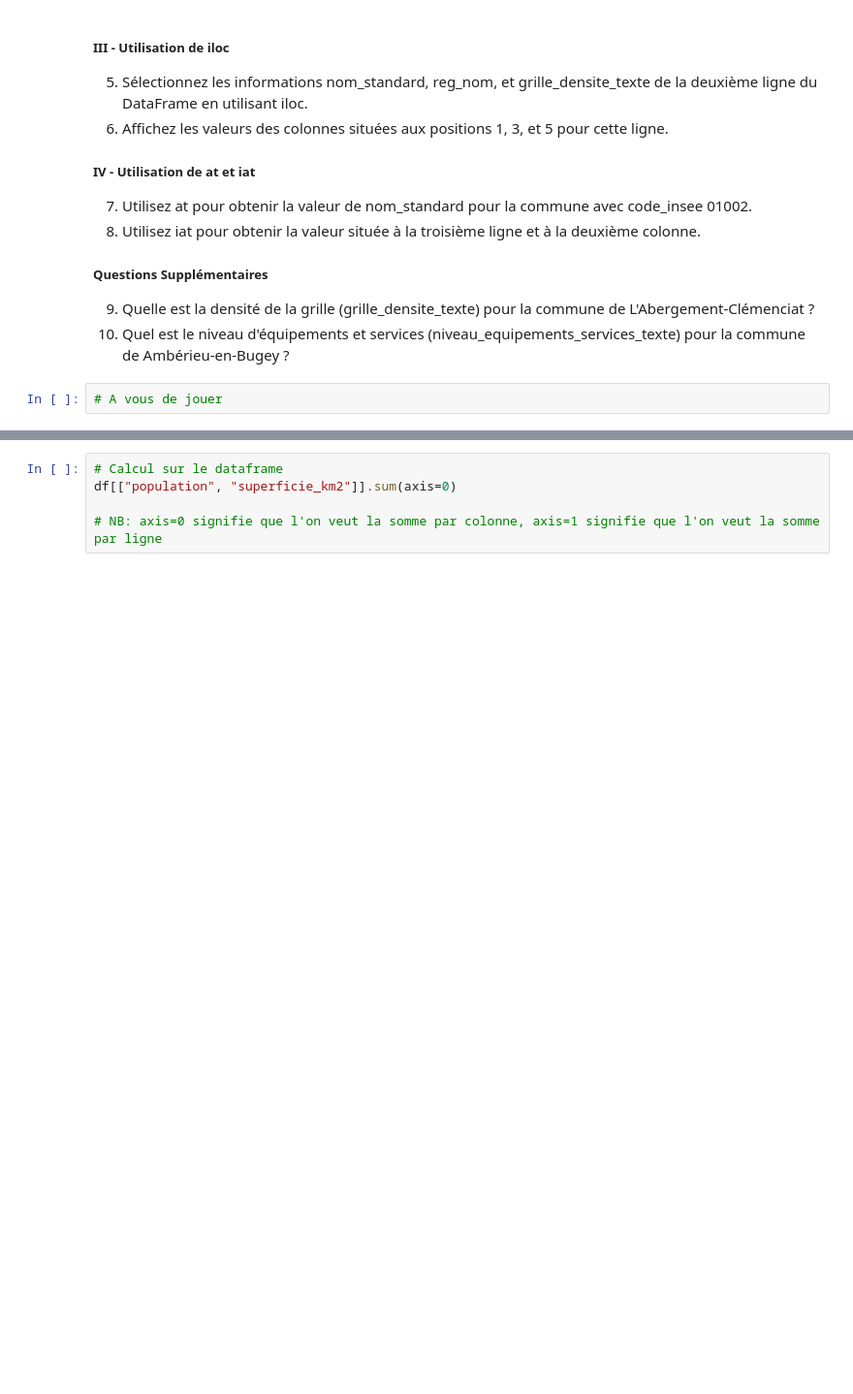
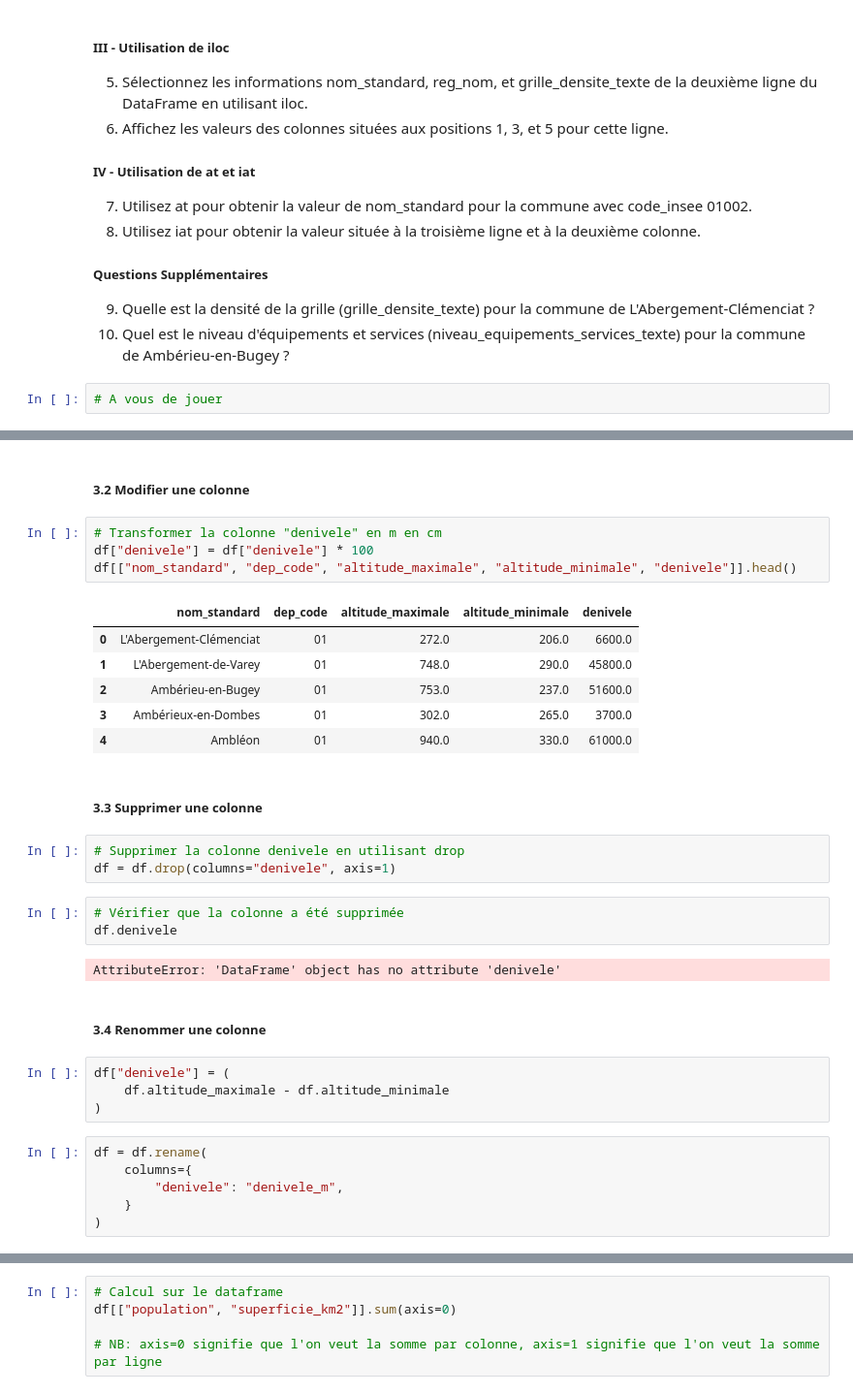
Before and after one commit to ldom1/sorbonne_mimo_python, a Jupyter notebook: 6_manipulation_donnees_pandas/0_cours.ipynb, the cells around one changed output, grey strips where cells are left out. Shown: that part at 97% size. Drawn from its saved outputs; the diff is of its cells as text; blank space fills up the shorter version.

```diff
--- a/6_manipulation_donnees_pandas/0_cours.ipynb
+++ b/6_manipulation_donnees_pandas/0_cours.ipynb
@@ -460,0 +714,35 @@ L'objectif de cet exercice est de vous familiariser avec les méthodes de sélec
+# %% [markdown]
+##### 3.2 Modifier une colonne
+# %%
+# Transformer la colonne "denivele" en m en cm
+df["denivele"] = df["denivele"] * 100
+df[["nom_standard", "dep_code", "altitude_maximale", "altitude_minimale", "denivele"]].head()
+# %% [output]
+|  | nom_standard | dep_code | altitude_maximale | altitude_minimale | denivele |
+| 0 | L'Abergement-Clémenciat | 01 | 272.0 | 206.0 | 6600.0 |
+| 1 | L'Abergement-de-Varey | 01 | 748.0 | 290.0 | 45800.0 |
+| 2 | Ambérieu-en-Bugey | 01 | 753.0 | 237.0 | 51600.0 |
+| 3 | Ambérieux-en-Dombes | 01 | 302.0 | 265.0 | 3700.0 |
+| 4 | Ambléon | 01 | 940.0 | 330.0 | 61000.0 |
+# %% [markdown]
+##### 3.3 Supprimer une colonne
+# %%
+# Supprimer la colonne denivele en utilisant drop
+df = df.drop(columns="denivele", axis=1)
+# %%
+# Vérifier que la colonne a été supprimée
+df.denivele
+# %% [output]
+AttributeError: 'DataFrame' object has no attribute 'denivele'
+# %% [markdown]
+##### 3.4 Renommer une colonne
+# %%
+df["denivele"] = (
+    df.altitude_maximale - df.altitude_minimale
+)
+# %%
+df = df.rename(
+    columns={
+        "denivele": "denivele_m",
+    }
+)
```
Also changed, not shown: parts of 60 cells of this notebook.
